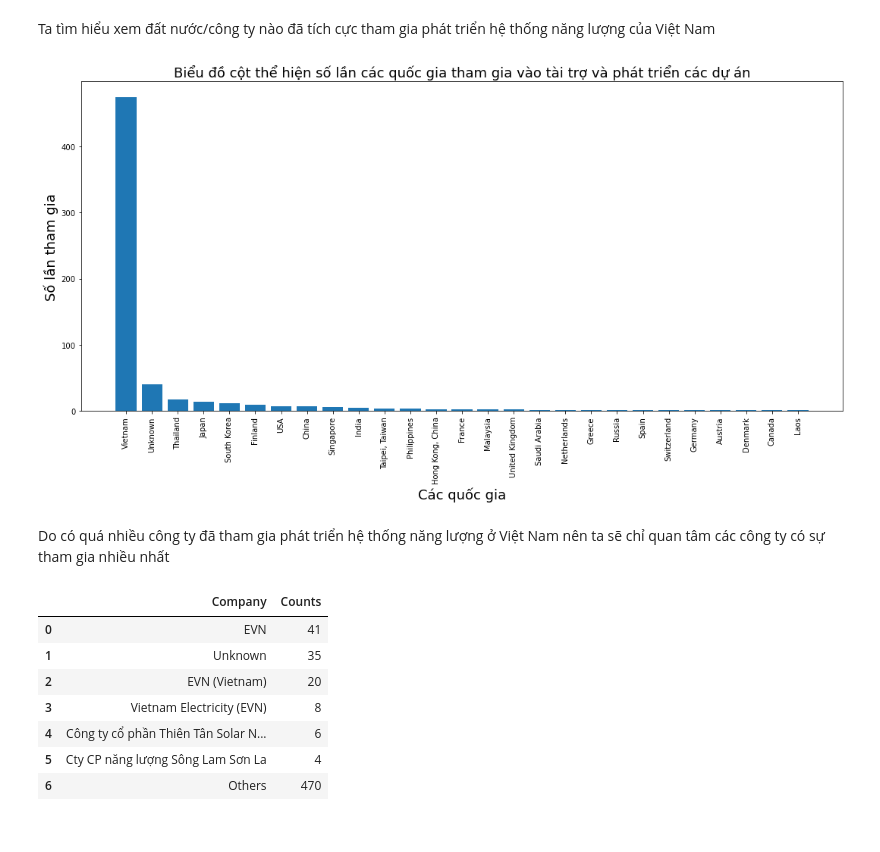
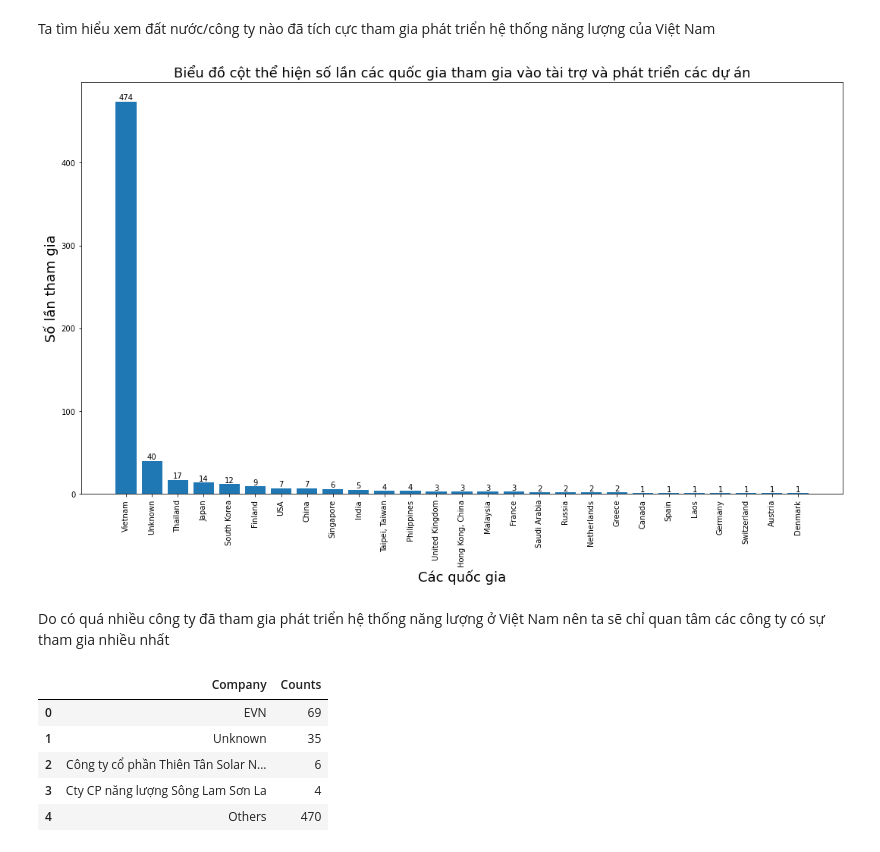
Before and after one commit to JustKidding2K/P4DS_FinalProject, a Jupyter notebook: Source.ipynb, the cells around one changed output. Cells and saved outputs as stored; diff of their text form; code cells hidden in the pictures.

```diff
--- a/Source.ipynb
+++ b/Source.ipynb
@@ -389,14 +395,15 @@ Sau khi khám phá dữ liệu, ta đã hiểu hơn về dữ liệu. Bây giờ
 # %% [markdown]
 Ta tìm hiểu xem đất nước/công ty nào đã tích cực tham gia phát triển hệ thống năng lượng của Việt Nam
 # %%
-fig, ax = plt.subplots(figsize=(18,8))
-ax.bar(sponsor_developer_countries['Country'],sponsor_developer_countries['Counts'])
+fig, ax = plt.subplots(figsize=(18,10))
+p=ax.bar(sponsor_developer_countries['Country'],sponsor_developer_countries['Counts'])
 ax.xaxis.set_tick_params(rotation=90)
+ax.bar_label(p)
 ax.set_title('Biểu đồ cột thể hiện số lần các quốc gia tham gia vào tài trợ và phát triển các dự án',fontsize=18)
 ax.set_xlabel('Các quốc gia',fontsize=18)
 ax.set_ylabel('Số lần tham gia',fontsize=18)
 plt.show()
 # %% [output]
-[figure, old version]
+[figure, new version]
 # %% [markdown]
 Do có quá nhiều công ty đã tham gia phát triển hệ thống năng lượng ở Việt Nam nên ta sẽ chỉ quan tâm các công ty có sự tham gia nhiều nhất
@@ -403,13 +417,11 @@ Do có quá nhiều công ty đã tham gia phát triển hệ thống năng lư
 # %%
-tmp_df=sponsor_developer_companies[:6]
-tmp_df=tmp_df.append({'Company':'Others','Counts':sponsor_developer_companies[6:]['Counts'].sum()},ignore_index=True)
+tmp_df=sponsor_developer_companies[:4]
+tmp_df=tmp_df.append({'Company':'Others','Counts':sponsor_developer_companies[4:]['Counts'].sum()},ignore_index=True)
 tmp_df
 # %% [output]
 |  | Company | Counts |
-| 0 | EVN | 41 |
+| 0 | EVN | 69 |
 | 1 | Unknown | 35 |
-| 2 | EVN (Vietnam) | 20 |
-| 3 | Vietnam Electricity (EVN) | 8 |
-| 4 | Công ty cổ phần Thiên Tân Solar N... | 6 |
-| 5 | Cty CP năng lượng Sông Lam Sơn La | 4 |
-| 6 | Others | 470 |
+| 2 | Công ty cổ phần Thiên Tân Solar N... | 6 |
+| 3 | Cty CP năng lượng Sông Lam Sơn La | 4 |
+| 4 | Others | 470 |
```
Also changed, not shown: parts of 19 cells of this notebook, 2 other files.
